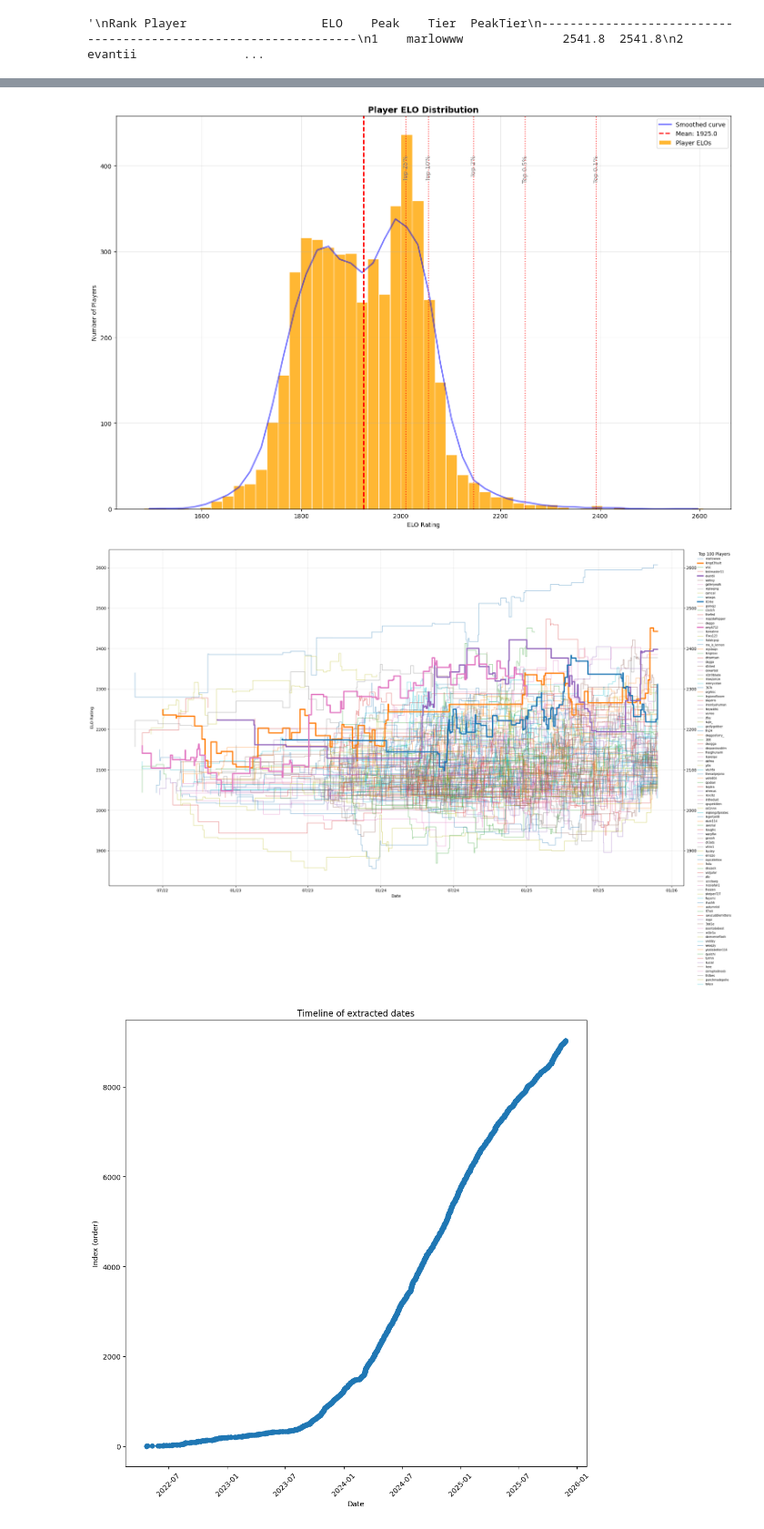
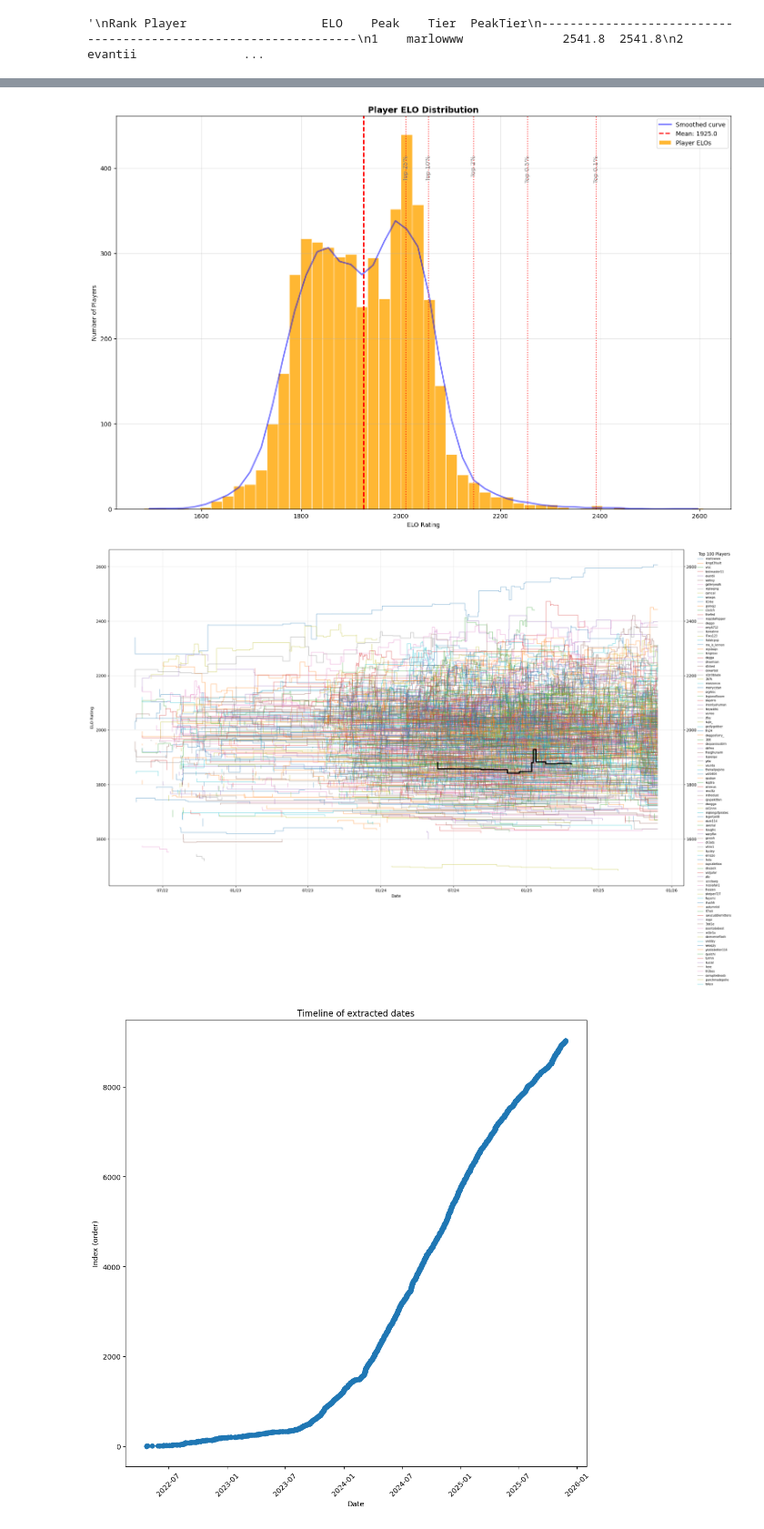
Before and after one commit to ProfX33/mctiers-elo, a Jupyter notebook: elo-analysis.ipynb, the cells around one changed output, grey strips where cells are left out. Shown at 91% size. Cells and saved outputs as stored; diff of their text form; code cells hidden in the pictures.

```diff
--- a/elo-analysis.ipynb
+++ b/elo-analysis.ipynb
@@ -3,18 +6,18 @@ def load_txt(path):
     with open(path, "r", encoding="utf-8") as f:
         return f.read()
 
-cpvp_lt_mct_data = load_txt("cpvp_lt_mct.txt")
-cpvp_mct_data    = load_txt("cpvp_mct.txt")
+cpvp_lt_mct_data = load_txt("result_data/cpvp_lt_mct.txt")
+cpvp_mct_data    = load_txt("result_data/cpvp_mct.txt")
 
-mace_mct_data    = load_txt("mace_mct.txt")
+mace_mct_data    = load_txt("result_data/mace_mct.txt")
 
-uhc_mct_data     = load_txt("uhc_mct.txt")
-uhc_pvpt_data    = load_txt("uhc_pvpt.txt")
+uhc_mct_data     = load_txt("result_data/uhc_mct.txt")
+uhc_pvpt_data    = load_txt("result_data/uhc_pvpt.txt")
 
-axe_mct_data     = load_txt("axe_mct.txt")
+axe_mct_data     = load_txt("result_data/axe_mct.txt")
 
-smp_mct_data     = load_txt("smp_mct.txt")
-smp_pvpt_data    = load_txt("smp_pvpt.txt")
+smp_mct_data     = load_txt("result_data/smp_mct.txt")
+smp_pvpt_data    = load_txt("result_data/smp_pvpt.txt")
 
 data = (cpvp_lt_mct_data + cpvp_mct_data)
 #data = mace_mct_data
@@ -152,6 +155,7 @@ def process_messages(messages: List[List[str]]) -> Dict[str, dict]:
     recent_matches: List[Tuple[datetime, str, str, int, int]] = []
 
     for _ in range(ITERATION_COUNT):  # repeated reprocessing loop
+
         recent_matches.clear()
         for data in players.values():
             data["history"].clear()
@@ -165,7 +169,7 @@ def process_messages(messages: List[List[str]]) -> Dict[str, dict]:
 
         for entry in messages:
             if len(entry) < 2:
-                #print(entry)
+                print(entry)
                 continue
 
             date_str, player = entry[0], entry[1].lower()
@@ -205,19 +209,7 @@ def process_messages(messages: List[List[str]]) -> Dict[str, dict]:
                 # --- ELO update logic ---
                 r1, r2 = players[player]["elo"], players[opponent]["elo"]
 
-
                 if COUNT_INDIVIDUAL_ROUNDS:
-                    """
-                    wincounter = wins
-                    losscounter = losses
-                    while wincounter + losscounter > 0:
-                        if losscounter > 0:
-                            r1, r2 = update_elo(r1, r2, 0)
-                            losscounter -= 1
-                        if wincounter > 0:
-                            r1, r2 = update_elo(r1, r2, 1)
-                            wincounter -=1
-                    """
                     for _ in range(wins):
                         r1, r2 = update_elo(r1, r2, 1)
                     for _ in range(losses):
@@ -603,7 +616,7 @@ def plot_elo_distribution(players: dict, bins: int = 40, smooth: bool = True, wi
 
 plot_elo_distribution(players, bins=50, smooth=True, window=5)
 # %% [output]
-[figure, old version]
+[figure, new version]
 # %%
 import matplotlib.pyplot as plt
 from matplotlib.dates import DateFormatter
@@ -724,15 +737,15 @@ def plot_elo_progress(players, sample=None, highlight=None, extend_cutoff_days=2
     plt.subplots_adjust(right=0.78, left=0.07, top=0.93, bottom=0.1)
     plt.show()
 # %%
-top_n = 500
+top_n = 5000
 top_players = sorted(players.items(), key=lambda kv: kv[1]["elo"], reverse=True)[:top_n]
 
 #plot_elo_progress(dict(top_players), sample=["itzrealme", "dreamsan", "marlowww", "crey6712", "camcal", "awerial", "evantii", "wraxps", "gallerywalk"]) # All former HT1s
 #plot_elo_progress(dict(top_players), sample=["jaoling", "cowarted", "asteroides", "revcltz", "walksy", "awerial", "2sap", "replaqing", "turrnn", "me_is_lennon", "halalcpvp", "vrzc", "tokenu", "jesprr", "nopzdaflopper", "mystoqn", "vulgular", "lalekz", "daquaviousblm", "quelchi"]) # EU PLAYERS
 
-plot_elo_progress(dict(top_players), highlight=["evantii", "kingd3fault", "K1rbe", "crey6712"], extend_cutoff_days=60)
+plot_elo_progress(dict(top_players), highlight=["itzblake_"], extend_cutoff_days=60)
 # %% [output]
-[figure, old version]
+[figure, new version]
 # %%
 # FIND LARGE TIME GAPS IN COPY PASTED DATA
 
```
Also changed, not shown: parts of 6 cells of this notebook, 8 other files.
